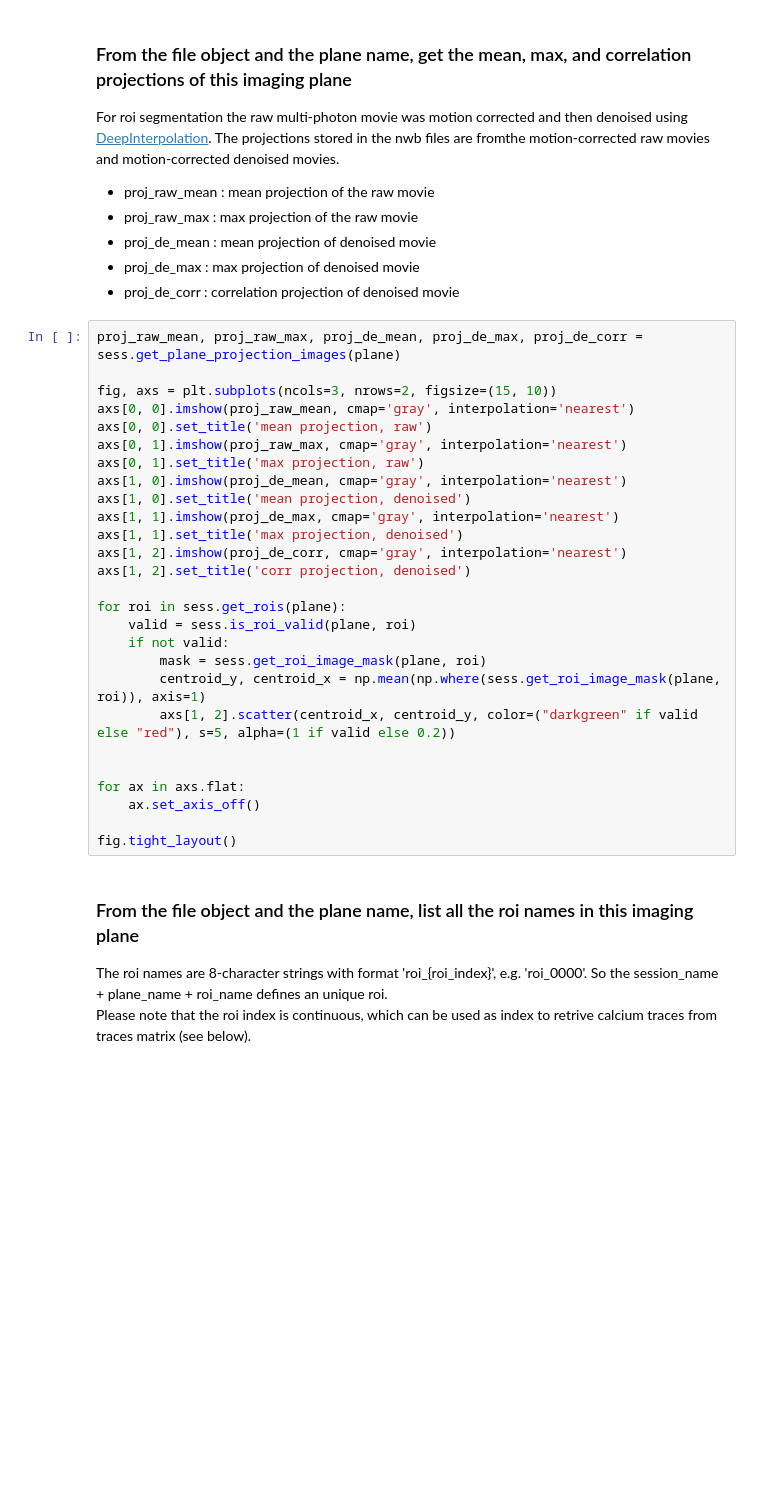
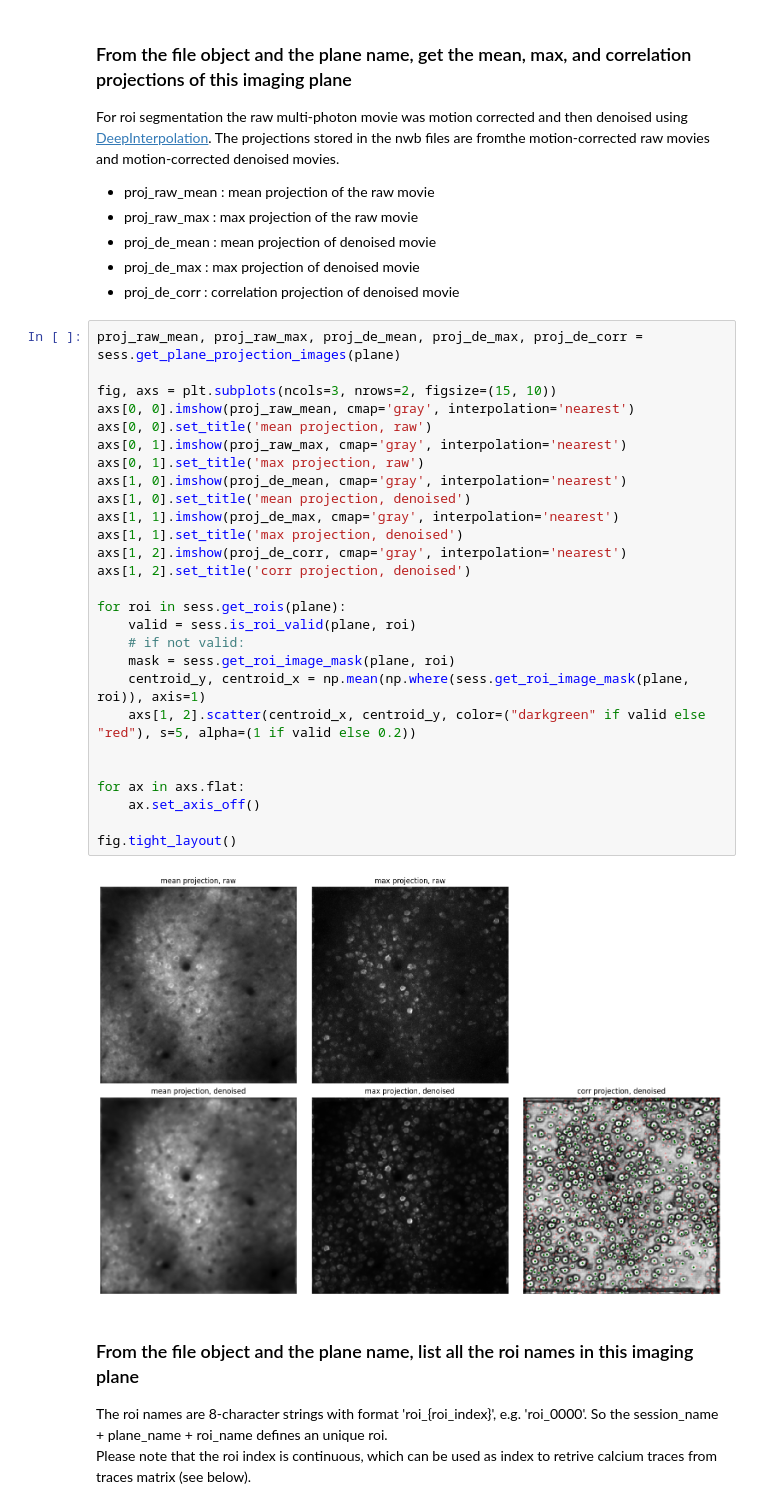
Before and after one commit to AllenInstitute/allen_v1dd, a Jupyter notebook: example_notebooks/01_load-data.ipynb, the cells around one changed output. Cells and saved outputs as stored; diff of their text form; blank space fills up the shorter version.

```diff
--- a/example_notebooks/01_load-data.ipynb
+++ b/example_notebooks/01_load-data.ipynb
@@ -243,30 +243,32 @@ For roi segmentation the raw multi-photon movie was motion corrected and then de
 # %%
 proj_raw_mean, proj_raw_max, proj_de_mean, proj_de_max, proj_de_corr = sess.get_plane_projection_images(plane)
 
 fig, axs = plt.subplots(ncols=3, nrows=2, figsize=(15, 10))
 axs[0, 0].imshow(proj_raw_mean, cmap='gray', interpolation='nearest')
 axs[0, 0].set_title('mean projection, raw')
 axs[0, 1].imshow(proj_raw_max, cmap='gray', interpolation='nearest')
 axs[0, 1].set_title('max projection, raw')
 axs[1, 0].imshow(proj_de_mean, cmap='gray', interpolation='nearest')
 axs[1, 0].set_title('mean projection, denoised')
 axs[1, 1].imshow(proj_de_max, cmap='gray', interpolation='nearest')
 axs[1, 1].set_title('max projection, denoised')
 axs[1, 2].imshow(proj_de_corr, cmap='gray', interpolation='nearest')
 axs[1, 2].set_title('corr projection, denoised')
 
 for roi in sess.get_rois(plane):
     valid = sess.is_roi_valid(plane, roi)
-    if not valid:
-        mask = sess.get_roi_image_mask(plane, roi)
-        centroid_y, centroid_x = np.mean(np.where(sess.get_roi_image_mask(plane, roi)), axis=1)
-        axs[1, 2].scatter(centroid_x, centroid_y, color=("darkgreen" if valid else "red"), s=5, alpha=(1 if valid else 0.2))
+    # if not valid:
+    mask = sess.get_roi_image_mask(plane, roi)
+    centroid_y, centroid_x = np.mean(np.where(sess.get_roi_image_mask(plane, roi)), axis=1)
+    axs[1, 2].scatter(centroid_x, centroid_y, color=("darkgreen" if valid else "red"), s=5, alpha=(1 if valid else 0.2))
 
 
 for ax in axs.flat:
     ax.set_axis_off()
 
 fig.tight_layout()
+# %% [output]
+[figure, added]
 # %% [markdown]
 ### From the file object and the plane name, list all the roi names in this imaging plane
 
```
Also changed, not shown: 8 other files.
